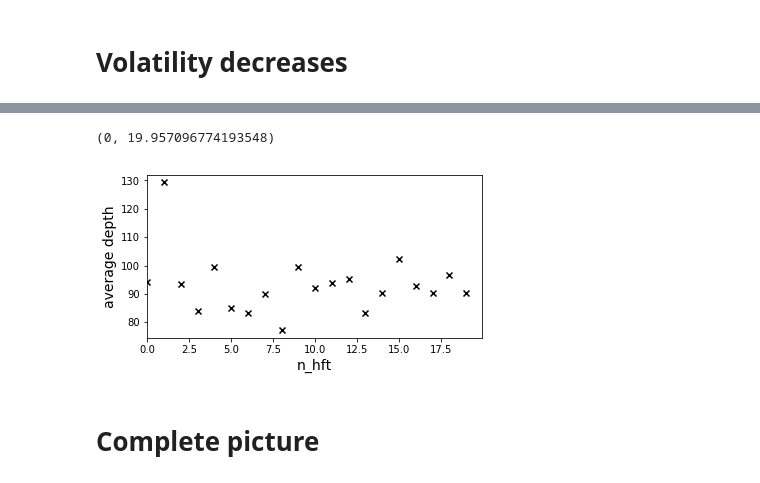
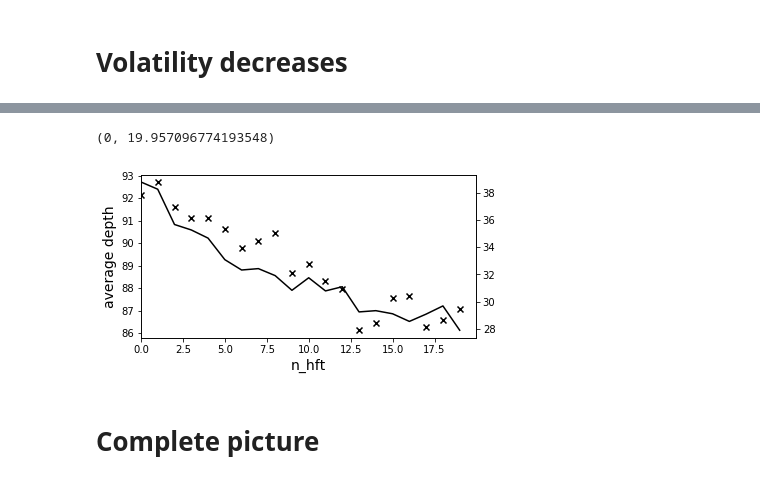
Before and after one commit to joerischasfoort/hfm-abm, a Jupyter notebook: experiments.ipynb, the cells around one changed output, grey strips where cells are left out. Drawn from its saved outputs; the diff is of its cells as text; code cells hidden in the pictures.

```diff
--- a/experiments.ipynb
+++ b/experiments.ipynb
@@ -104,7 +118,9 @@ ax1.set_xlim(xmin=0)
 # %% [markdown]
 # Volume increases
 # %%
-volume = []
-for ob in obs:
-    total_tick_volume = [sum(volumes) for volumes in ob.transaction_volumes_history]
-    volume.append(sum(total_tick_volume))
+def vol(orderbooks):
+    volume = []
+    for ob in orderbooks:
+        total_tick_volume = [sum(volumes) for volumes in ob.transaction_volumes_history]
+        volume.append(sum(total_tick_volume))
+    return volume
@@ -124,8 +142,10 @@ ax1.set_xlim(xmin=0)
 # %% [markdown]
 # Volatility decreases
 # %%
-volatility = []
-for ob in obs:
-    end_tick_price = ob.tick_close_price #[np.mean(prices) for prices in orderbook.transaction_prices_history]
-    returns = pd.Series(np.array(end_tick_price)).pct_change()
-    volatility.append(returns.std())
+def vola(orderbooks):
+    volatility = []
+    for ob in orderbooks:
+        end_tick_price = ob.tick_close_price #[np.mean(prices) for prices in orderbook.transaction_prices_history]
+        returns = pd.Series(np.array(end_tick_price)).pct_change()
+        volatility.append(returns.std())
+    return volatility
@@ -145,20 +168,29 @@ ax1.set_xlim(xmin=0)
 # %%
-# how to measure orderbook depth?
-average_depth = []
-for ob in obs:
-    av_ask_depth = np.mean(ob.tick_bid_depth) #[np.mean(prices) for prices in orderbook.transaction_prices_history]
-    av_bid_depth = np.mean(ob.tick_ask_depth)
-    average_depth.append(av_ask_depth + av_bid_depth)
+def depth(orderbooks):
+    average_depth = []
+    average_imbalance = []
+    for ob in orderbooks:
+        av_ask_depth = np.mean(ob.tick_bid_depth) #[np.mean(prices) for prices in orderbook.transaction_prices_history]
+        av_bid_depth = np.mean(ob.tick_ask_depth)
+        average_imbalance.append(np.mean(abs(np.array(ob.tick_bid_depth) - np.array(ob.tick_ask_depth))))
+        average_depth.append(av_ask_depth + av_bid_depth)
+    return average_depth, average_imbalance
+# %%
+depths = [depth(orderbooks)[0] for orderbooks in obs]
+imbalance = [depth(orderbooks)[1] for orderbooks in obs]
 # %%
 fig, ax1 = plt.subplots(1, 1, figsize=(6,3))
 
-ax1.scatter(range(len(average_depth)), average_depth, c='k', marker='x')
+ax1.scatter(range(len(depths)), [np.mean(d) for d in depths], c='k', marker='x')
+
+ax2 = ax1.twinx()
+ax2.plot(range(len(imbalance)), [np.mean(i) for i in imbalance], c='k')
 
 ax1.set_ylabel('average depth', fontsize='14')
 ax1.set_xlabel('n_hft', fontsize='14')
 ax1.set_xlim(xmin=0)
 # %% [output]
 (0, 19.957096774193548)
-[figure, old version]
+[figure, new version]
 # %% [markdown]
 # Complete picture
```
Also changed, not shown: parts of 57 cells of this notebook, 5 other files.
